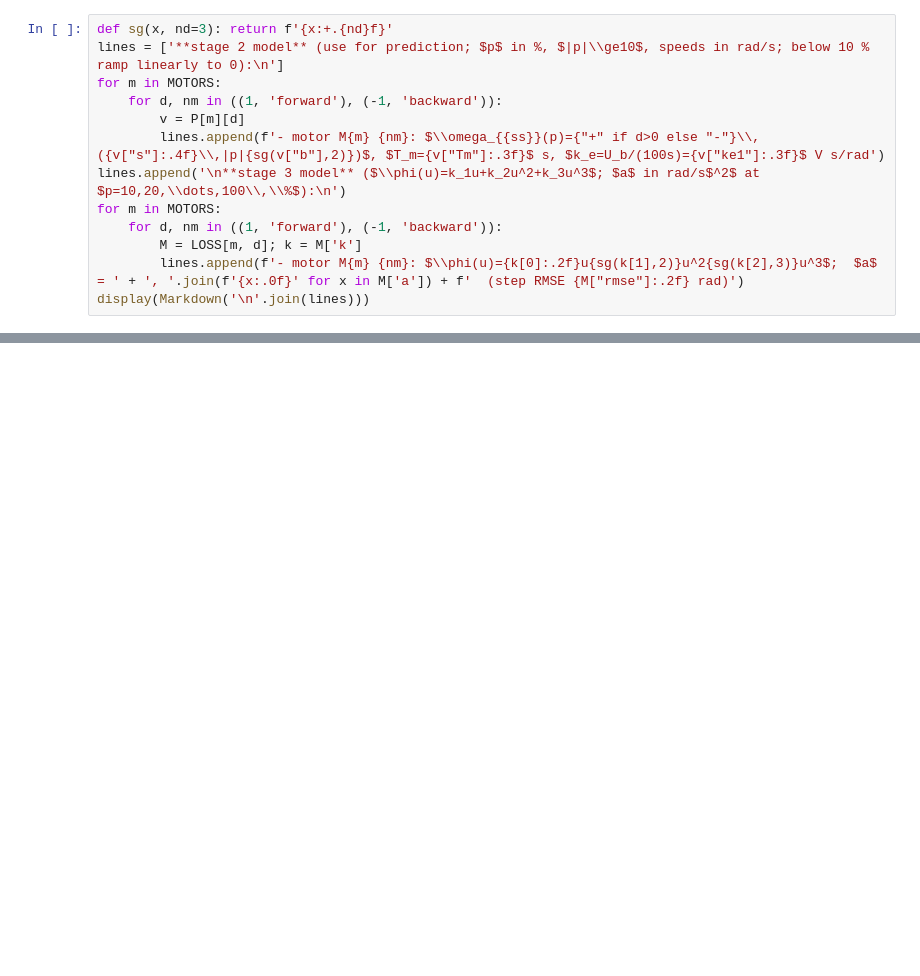
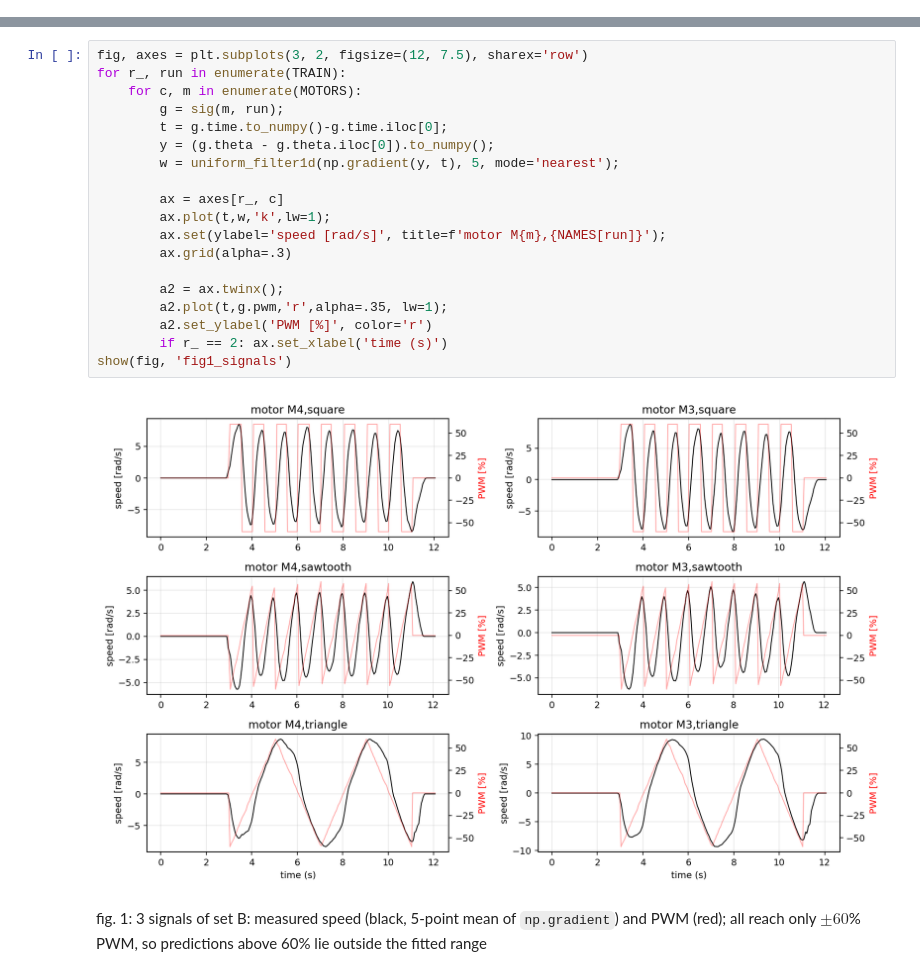
Before and after one commit to jafarbek-yusupov/CS413-Lab-5-Assignment-1, a Jupyter notebook: robotics_lab5_240057_improved_model.ipynb, the cells around one changed output, grey strips where cells are left out. Cells and saved outputs as stored; diff of their text form; blank space fills up the shorter version.

```diff
--- a/robotics_lab5_240057_improved_model.ipynb
+++ b/robotics_lab5_240057_improved_model.ipynb
@@ -470,13 +0,0 @@ so stage 3 model explains the changing $T_m$ and gives the best triangle fit for
-# %%
-def sg(x, nd=3): return f'{x:+.{nd}f}'
-lines = ['**stage 2 model** (use for prediction; $p$ in %, $|p|\\ge10$, speeds in rad/s; below 10 % ramp linearly to 0):\n']
-for m in MOTORS:
-    for d, nm in ((1, 'forward'), (-1, 'backward')):
-        v = P[m][d]
-        lines.append(f'- motor M{m} {nm}: $\\omega_{{ss}}(p)={"+" if d>0 else "-"}\\,({v["s"]:.4f}\\,|p|{sg(v["b"],2)})$, $T_m={v["Tm"]:.3f}$ s, $k_e=U_b/(100s)={v["ke1"]:.3f}$ V s/rad')
-lines.append('\n**stage 3 model** ($\\phi(u)=k_1u+k_2u^2+k_3u^3$; $a$ in rad/s$^2$ at $p=10,20,\\dots,100\\,\\%$):\n')
-for m in MOTORS:
-    for d, nm in ((1, 'forward'), (-1, 'backward')):
-        M = LOSS[m, d]; k = M['k']
-        lines.append(f'- motor M{m} {nm}: $\\phi(u)={k[0]:.2f}u{sg(k[1],2)}u^2{sg(k[2],3)}u^3$;  $a$ = ' + ', '.join(f'{x:.0f}' for x in M['a']) + f'  (step RMSE {M["rmse"]:.2f} rad)')
-display(Markdown('\n'.join(lines)))
@@ -496,0 +202,23 @@ display(Markdown('\n'.join(lines)))
+# %%
+fig, axes = plt.subplots(3, 2, figsize=(12, 7.5), sharex='row')
+for r_, run in enumerate(TRAIN):
+    for c, m in enumerate(MOTORS):
+        g = sig(m, run);
+        t = g.time.to_numpy()-g.time.iloc[0];
+        y = (g.theta - g.theta.iloc[0]).to_numpy();
+        w = uniform_filter1d(np.gradient(y, t), 5, mode='nearest');
+
+        ax = axes[r_, c]
+        ax.plot(t,w,'k',lw=1);
+        ax.set(ylabel='speed [rad/s]', title=f'motor M{m},{NAMES[run]}');
+        ax.grid(alpha=.3)
+
+        a2 = ax.twinx();
+        a2.plot(t,g.pwm,'r',alpha=.35, lw=1);
+        a2.set_ylabel('PWM [%]', color='r')
+        if r_ == 2: ax.set_xlabel('time (s)')
+show(fig, 'fig1_signals')
+# %% [output]
+[figure, added]
+# %% [markdown]
+fig. 1: 3 signals of set B: measured speed (black, 5-point mean of `np.gradient`) and PWM (red); all reach only $\pm60$% PWM, so predictions above 60% lie outside the fitted range
```
Also changed, not shown: parts of 40 cells of this notebook, 15 other files.
